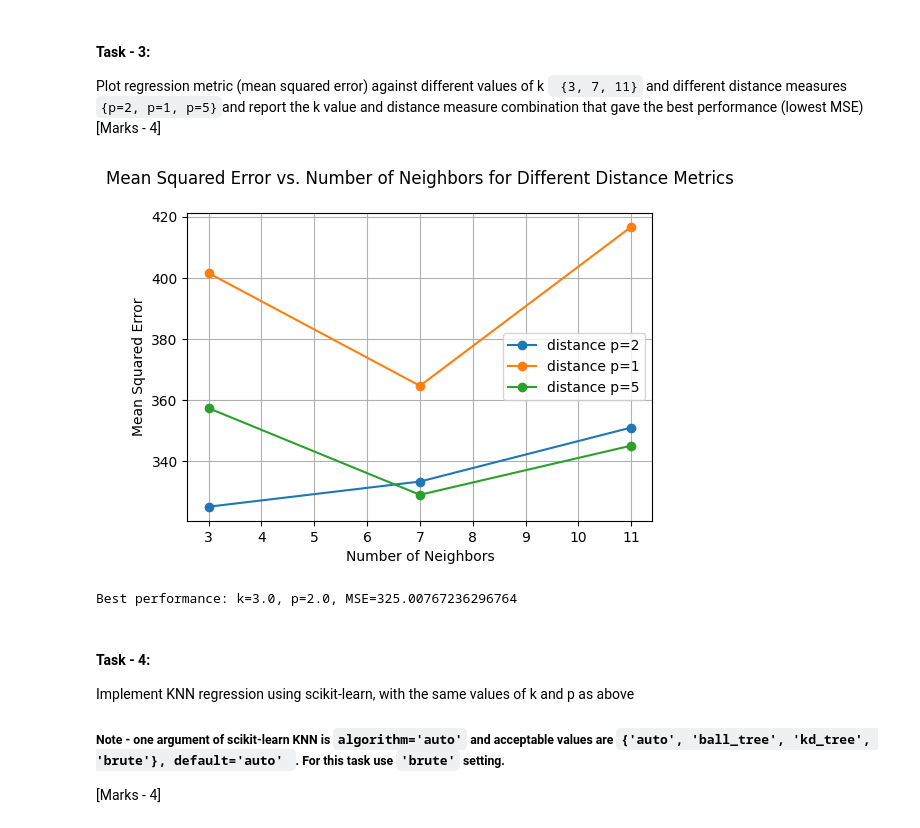
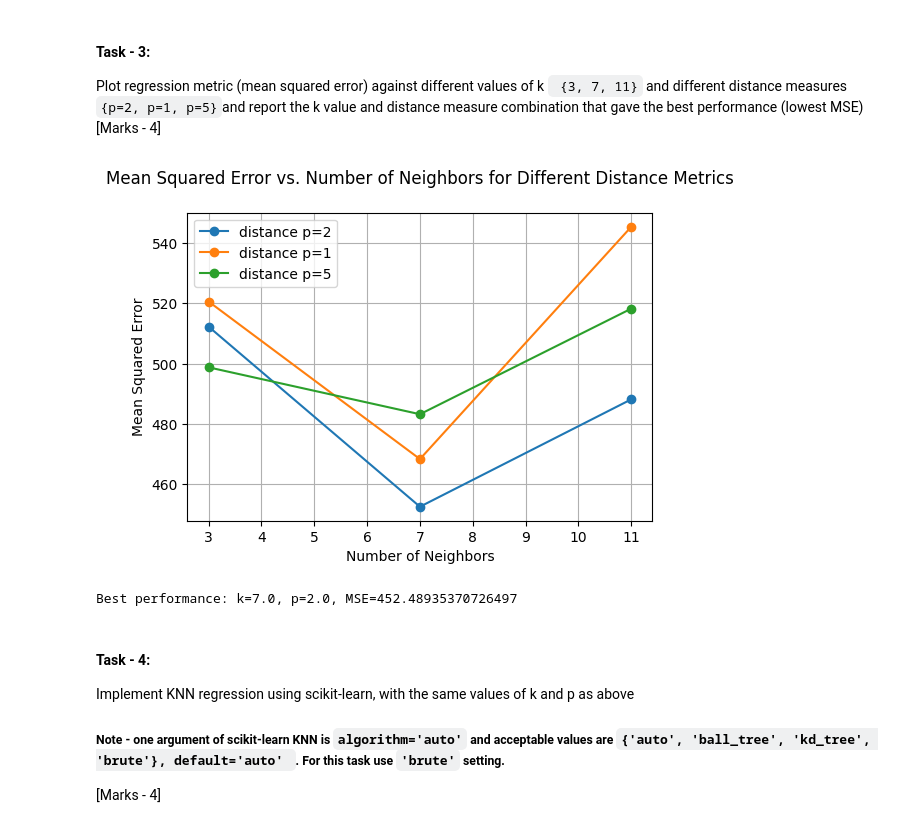
Before and after one commit to NehaKumari500092077/Machine-Learning-Lab, a Jupyter notebook: Session_2_Assignments.ipynb, the cells around one changed output. Drawn from its saved outputs; the diff is of its cells as text; code cells hidden in the pictures.

```diff
--- a/Session_2_Assignments.ipynb
+++ b/Session_2_Assignments.ipynb
@@ -86,9 +86,9 @@ class AverageKNNRegressor:
     self.X_train = X_train
     self.Y_train = Y_train
 
-  def predict_result(self, X_test):
+  def predict_result(self, X):
     predicted_value = []
-    for x in X_test:
+    for x in X:
       distance_array = find_distance(x, self.p)
 
       #store the k nearest indices from training feature set
@@ -151,39 +151,39 @@ K_data = [3, 7, 11]
 P_data = [2, 1, 5]
 scratch_result = []
 
 for k in K_data:
   for p in P_data:
 
     #initialize the model
-    obj = AverageKNNRegressor(k, p)
-    obj.fit_training_data(X_train, Y_train)
+    model = AverageKNNRegressor(k, p)
+    model.fit_training_data(X_train, Y_train)
 
     #make the prediction and find mean-square-error
-    predictedData = obj.predict_result(X_test)
-    mse = mean_squared_error(Y_test, predictedData)
+    predictedData = model.predict_result(X_validation)
+    mse = mean_squared_error(Y_validation, predictedData)
     scratch_result.append((k, p, mse))
 
 scratch_result_df = pd.DataFrame(scratch_result, columns=['k', 'p', 'mse'])
 
 #plot mean-square-error against k values for each distance measures
 plt.figure(figsize=(6, 4))
 for p in P_data:
   plotData = scratch_result_df[scratch_result_df['p'] == p]
   plt.plot(plotData['k'], plotData['mse'], marker='o', label=f'distance p={p}')
 
 plt.xlabel('Number of Neighbors')
 plt.ylabel('Mean Squared Error')
 plt.title('Mean Squared Error vs. Number of Neighbors for Different Distance Metrics\n')
 plt.legend()
 plt.grid(True)
 plt.show()
 
 min_mse_index = np.argmin(scratch_result_df['mse'].values)
 best_scratch_result = scratch_result_df.iloc[min_mse_index]
 print(f"\nBest performance: k={best_scratch_result['k']}, p={best_scratch_result['p']}, MSE={best_scratch_result['mse']}")
 # %% [output]
-[figure, old version]
+[figure, new version]
-Best performance: k=3.0, p=2.0, MSE=325.00767236296764
+Best performance: k=7.0, p=2.0, MSE=452.48935370726497
 # %% [markdown]
 #### Task - 4:
 Implement KNN regression using scikit-learn, with the same values of k and p as above
```
Also changed, not shown: parts of 3 cells of this notebook.
